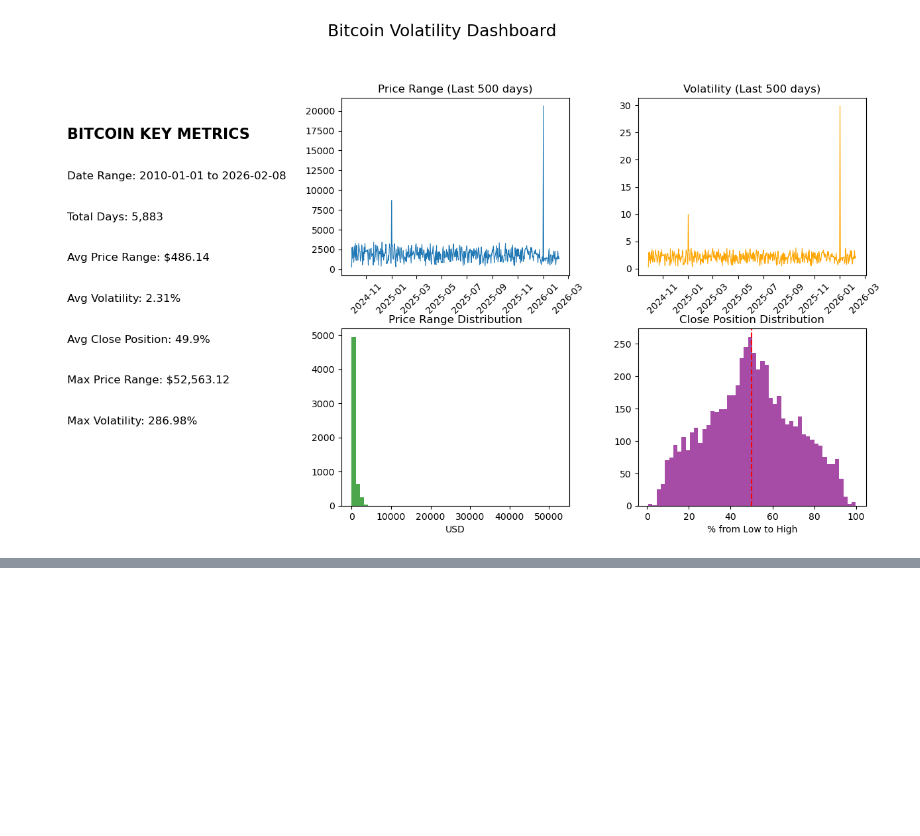
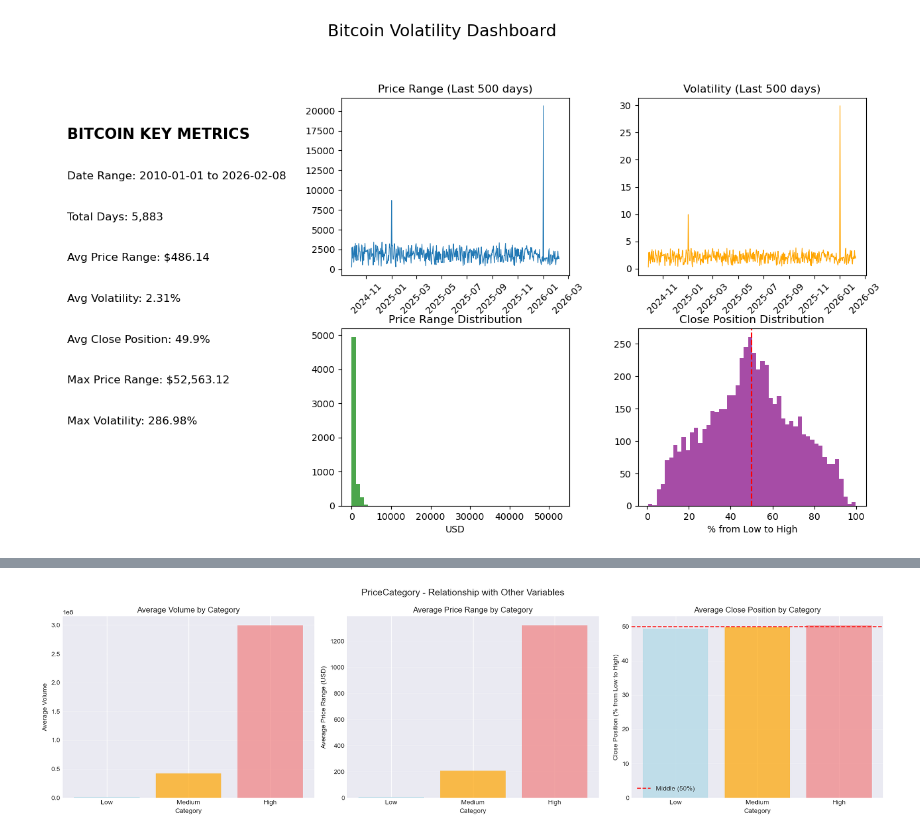
Before and after one commit to AlejandroRodriguezCervera/BitCoin_Analysis, a Jupyter notebook: BitCoin_Analysis.ipynb, the cells around one changed output, grey strips where cells are left out. Drawn from its saved outputs; the diff is of its cells as text; code cells hidden in the pictures; blank space fills up the shorter version.

```diff
--- a/BitCoin_Analysis.ipynb
+++ b/BitCoin_Analysis.ipynb
@@ -329,0 +478,43 @@ plt.show()
+# %%
+fig, axes = plt.subplots(1, 3, figsize=(18, 5))
+fig.suptitle('PriceCategory - Relationship with Other Variables', fontsize=14)
+
+# 1. Volume by category
+for i, category in enumerate(['Low', 'Medium', 'High']):
+    vol_mean = bitcoin_analyzed[bitcoin_analyzed['PriceCategory'] == category]['Volume'].mean()
+    axes[0].bar(i, vol_mean, color=colors[i], alpha=0.7, label=category)
+axes[0].set_title('Average Volume by Category')
+axes[0].set_xlabel('Category')
+axes[0].set_ylabel('Average Volume')
+axes[0].set_xticks(range(3))
+axes[0].set_xticklabels(['Low', 'Medium', 'High'])
+axes[0].grid(True, alpha=0.3, axis='y')
+
+# 2. PriceRange by category
+for i, category in enumerate(['Low', 'Medium', 'High']):
+    range_mean = bitcoin_analyzed[bitcoin_analyzed['PriceCategory'] == category]['PriceRange'].mean()
+    axes[1].bar(i, range_mean, color=colors[i], alpha=0.7)
+axes[1].set_title('Average Price Range by Category')
+axes[1].set_xlabel('Category')
+axes[1].set_ylabel('Average Price Range (USD)')
+axes[1].set_xticks(range(3))
+axes[1].set_xticklabels(['Low', 'Medium', 'High'])
+axes[1].grid(True, alpha=0.3, axis='y')
+
+# 3. Close Position by category
+for i, category in enumerate(['Low', 'Medium', 'High']):
+    pos_mean = bitcoin_analyzed[bitcoin_analyzed['PriceCategory'] == category]['Close_Position'].mean()
+    axes[2].bar(i, pos_mean, color=colors[i], alpha=0.7)
+axes[2].axhline(y=50, color='red', linestyle='--', label='Middle (50%)')
+axes[2].set_title('Average Close Position by Category')
+axes[2].set_xlabel('Category')
+axes[2].set_ylabel('Close Position (% from Low to High)')
+axes[2].set_xticks(range(3))
+axes[2].set_xticklabels(['Low', 'Medium', 'High'])
+axes[2].legend()
+axes[2].grid(True, alpha=0.3, axis='y')
+
+plt.tight_layout()
+plt.show()
+# %% [output]
+[figure, added]
```
Also changed, not shown: parts of 5 cells of this notebook.
